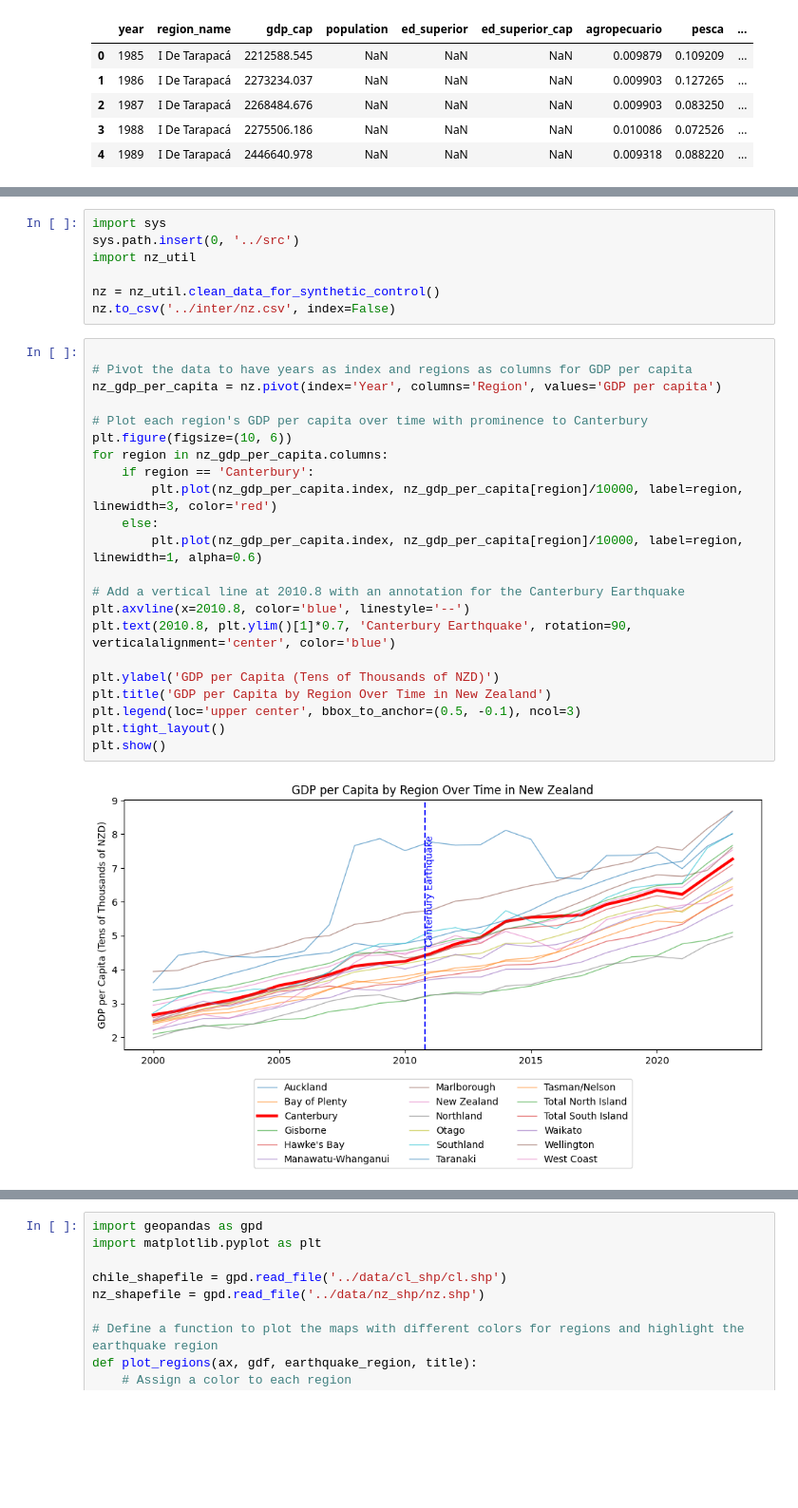
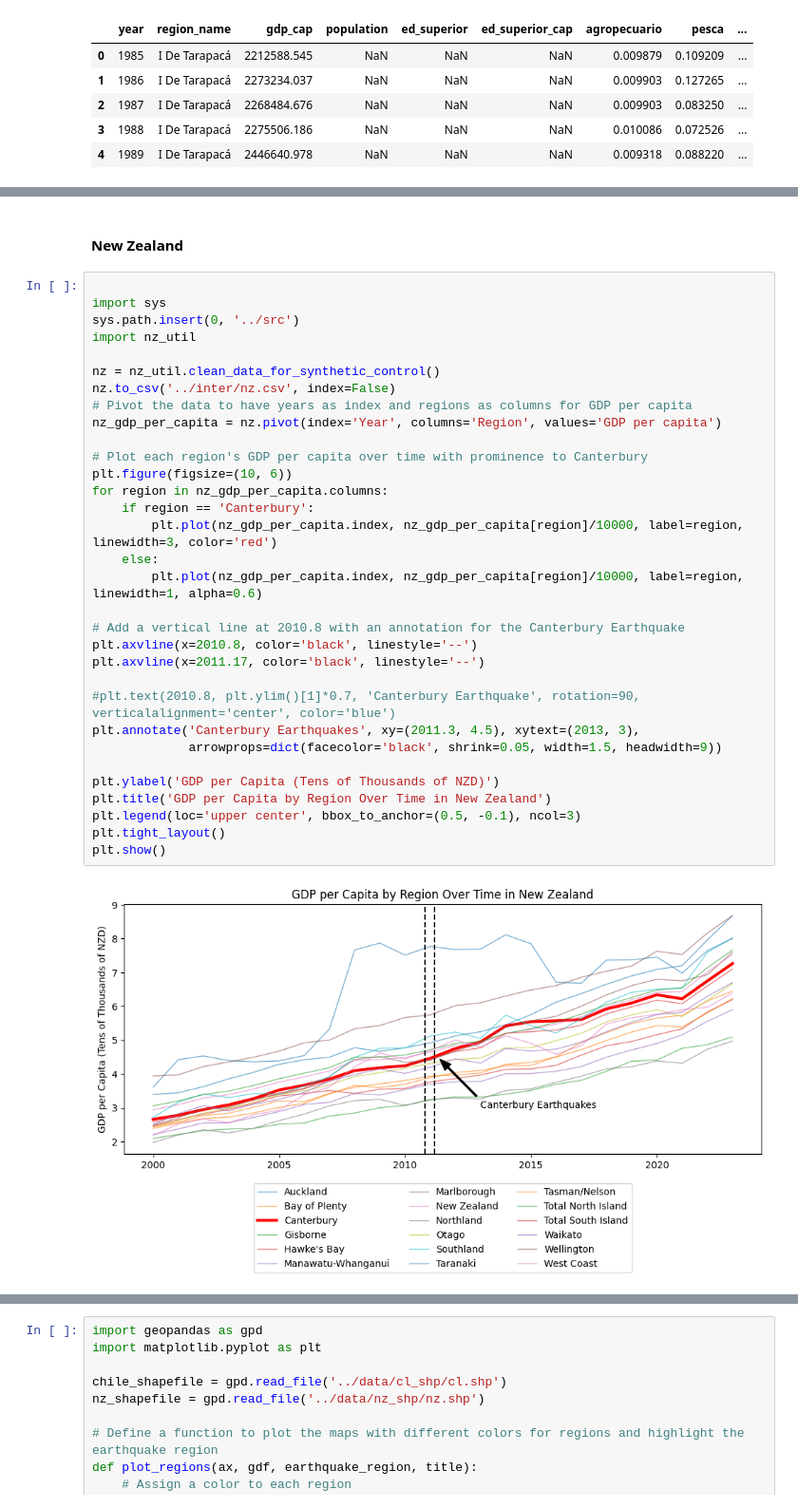
Before and after one commit to diodz/dpl-earthquakes, a Jupyter notebook: notebooks/Additional Figures.ipynb, the cells around one changed output, grey strips where cells are left out. Shown at 95% size. Saved outputs shown, nothing was run; the diff lists cells and outputs as text; blank space fills up the shorter version.

Commit message:
Improved figures

```diff
--- a/notebooks/Additional Figures.ipynb
+++ b/notebooks/Additional Figures.ipynb
@@ -37,31 +41,36 @@ plt.show()
-# %%
-import sys
-sys.path.insert(0, '../src')
-import nz_util
-
-nz = nz_util.clean_data_for_synthetic_control()
-nz.to_csv('../inter/nz.csv', index=False)
+# %% [markdown]
+#### New Zealand
 # %%
 
+import sys
+sys.path.insert(0, '../src')
+import nz_util
+
+nz = nz_util.clean_data_for_synthetic_control()
+nz.to_csv('../inter/nz.csv', index=False)
 # Pivot the data to have years as index and regions as columns for GDP per capita
 nz_gdp_per_capita = nz.pivot(index='Year', columns='Region', values='GDP per capita')
 
 # Plot each region's GDP per capita over time with prominence to Canterbury
 plt.figure(figsize=(10, 6))
 for region in nz_gdp_per_capita.columns:
     if region == 'Canterbury':
         plt.plot(nz_gdp_per_capita.index, nz_gdp_per_capita[region]/10000, label=region, linewidth=3, color='red')
     else:
         plt.plot(nz_gdp_per_capita.index, nz_gdp_per_capita[region]/10000, label=region, linewidth=1, alpha=0.6)
 
 # Add a vertical line at 2010.8 with an annotation for the Canterbury Earthquake
-plt.axvline(x=2010.8, color='blue', linestyle='--')
-plt.text(2010.8, plt.ylim()[1]*0.7, 'Canterbury Earthquake', rotation=90, verticalalignment='center', color='blue')
+plt.axvline(x=2010.8, color='black', linestyle='--')
+plt.axvline(x=2011.17, color='black', linestyle='--')
+
+#plt.text(2010.8, plt.ylim()[1]*0.7, 'Canterbury Earthquake', rotation=90, verticalalignment='center', color='blue')
+plt.annotate('Canterbury Earthquakes', xy=(2011.3, 4.5), xytext=(2013, 3),
+             arrowprops=dict(facecolor='black', shrink=0.05, width=1.5, headwidth=9))
 
 plt.ylabel('GDP per Capita (Tens of Thousands of NZD)')
 plt.title('GDP per Capita by Region Over Time in New Zealand')
 plt.legend(loc='upper center', bbox_to_anchor=(0.5, -0.1), ncol=3)
 plt.tight_layout()
 plt.show()
 # %% [output]
-[figure, old version]
+[figure, new version]
```
Also changed, not shown: parts of 6 cells of this notebook.
